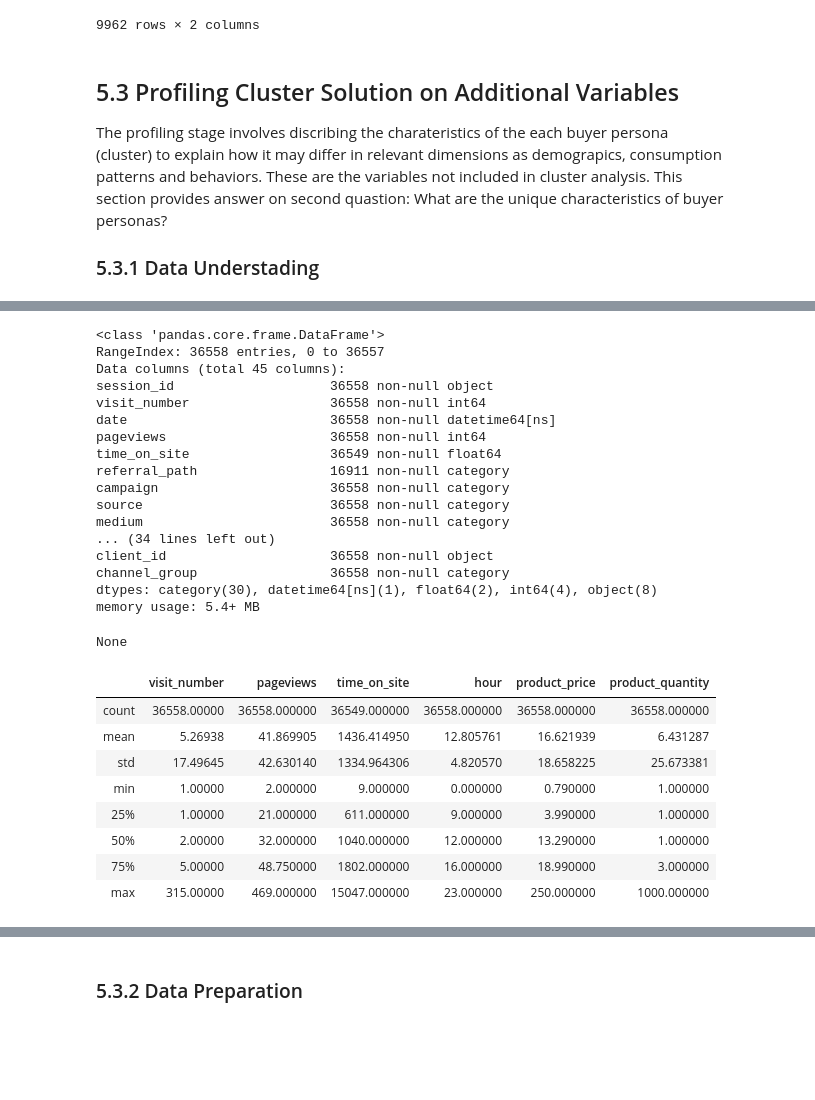
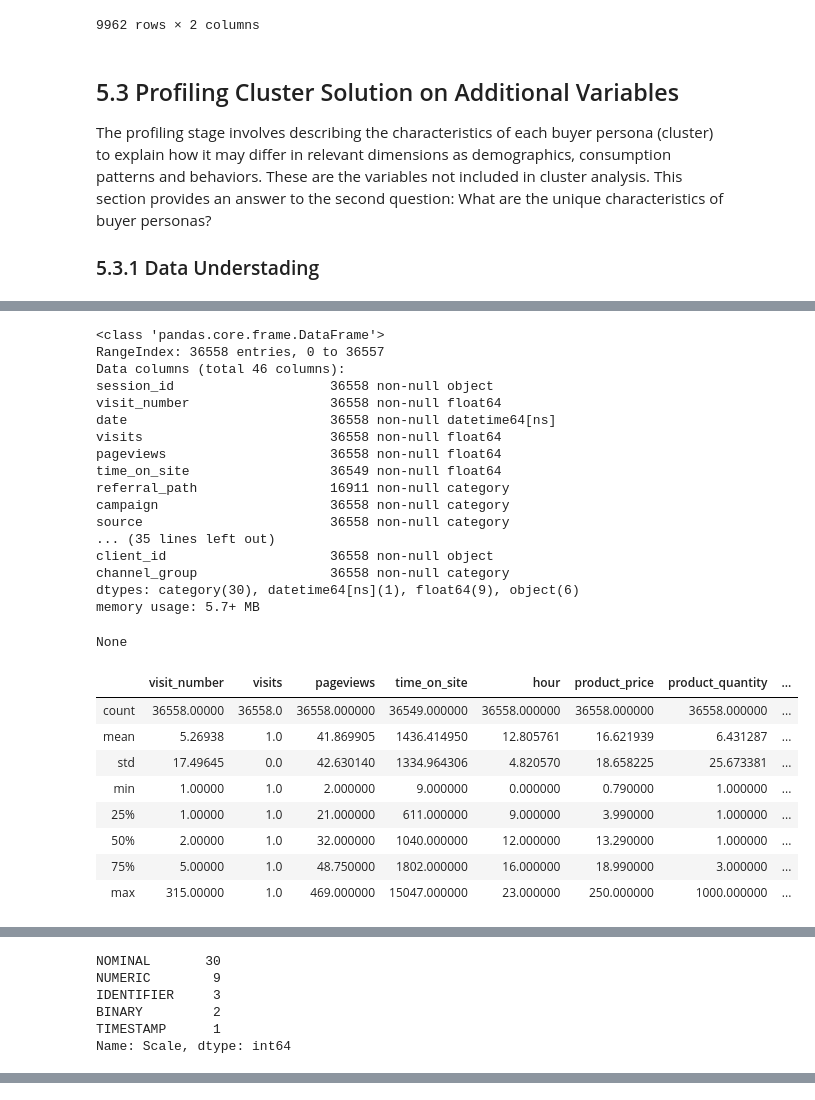
Before and after one commit to alfredsasko/Customer-Journey-Analytics, a Jupyter notebook: customer-journey-analytics.ipynb, the cells around one changed output, grey strips where cells are left out. Drawn from its saved outputs; the diff is of its cells as text; code cells hidden in the pictures; blank space fills up the shorter version.

```diff
--- a/customer-journey-analytics.ipynb
+++ b/customer-journey-analytics.ipynb
@@ -1237,7 +1226,7 @@ display(y_pred)
 9962 rows × 2 columns
 # %% [markdown]
 ## 5.3 Profiling Cluster Solution on Additional Variables
-The profiling stage involves discribing the charateristics of the each buyer persona (cluster) to explain how it may differ in relevant dimensions as demograpics, consumption patterns and behaviors. These are the variables not included in cluster analysis. This section provides answer on second quastion: What are the unique characteristics of buyer personas?
+The profiling stage involves describing the characteristics of each buyer persona (cluster) to explain how it may differ in relevant dimensions as demographics, consumption patterns and behaviors. These are the variables not included in cluster analysis. This section provides an answer to the second question: What are the unique characteristics of buyer personas?
 
 ### 5.3.1 Data Understading
 # %%
@@ -1248,6 +1237,7 @@ SELECT
     CONCAT(fullVisitorId, CAST(visitId AS STRING)) AS session_id,
     visitNumber AS visit_number,
     date,
+    totals.visits AS visits,
     totals.pageviews AS pageviews,
     totals.timeOnSite AS time_on_site,
     trafficSource.referralPath AS referral_path,
@@ -1325,6 +1315,7 @@ timestamp = schema[(schema['Status'] == 'SELECTED')
                    & (schema['Scale'] == 'TIMESTAMP')].index
 
 # Cast variables to proper dtypes
+df[numeric] = df[numeric].astype('float')
 df[identifiers] = df[identifiers].astype(str)
 df[nominal] = df[nominal].astype('category')
 df[timestamp] = pd.to_datetime(df[timestamp].squeeze())
@@ -1338,4 +1329,10 @@ display(df.describe(include=np.number))
 
 with pd.option_context('display.max_columns', None):
     display(df.describe(exclude=np.number))
+
+# print scales summary
+print('Variables Scale Summary:')
+display(schema
+        .loc[schema['Status'] == 'SELECTED', 'Scale']
+        .value_counts())
 # %% [output]
@@ -1348,30 +1345,30 @@ with pd.option_context('display.max_columns', None):
 <class 'pandas.core.frame.DataFrame'>
 RangeIndex: 36558 entries, 0 to 36557
-Data columns (total 45 columns):
+Data columns (total 46 columns):
 session_id                    36558 non-null object
-visit_number                  36558 non-null int64
+visit_number                  36558 non-null float64
 date                          36558 non-null datetime64[ns]
-pageviews                     36558 non-null int64
+visits                        36558 non-null float64
+pageviews                     36558 non-null float64
 time_on_site                  36549 non-null float64
 referral_path                 16911 non-null category
 campaign                      36558 non-null category
 source                        36558 non-null category
-medium                        36558 non-null category
-... (34 lines left out)
+... (35 lines left out)
 client_id                     36558 non-null object
 channel_group                 36558 non-null category
-dtypes: category(30), datetime64[ns](1), float64(2), int64(4), object(8)
-memory usage: 5.4+ MB
+dtypes: category(30), datetime64[ns](1), float64(9), object(6)
+memory usage: 5.7+ MB
 None
-|  | visit_number | pageviews | time_on_site | hour | product_price | product_quantity |
-| count | 36558.00000 | 36558.000000 | 36549.000000 | 36558.000000 | 36558.000000 | 36558.000000 |
-| mean | 5.26938 | 41.869905 | 1436.414950 | 12.805761 | 16.621939 | 6.431287 |
-| std | 17.49645 | 42.630140 | 1334.964306 | 4.820570 | 18.658225 | 25.673381 |
-| min | 1.00000 | 2.000000 | 9.000000 | 0.000000 | 0.790000 | 1.000000 |
-| 25% | 1.00000 | 21.000000 | 611.000000 | 9.000000 | 3.990000 | 1.000000 |
-| 50% | 2.00000 | 32.000000 | 1040.000000 | 12.000000 | 13.290000 | 1.000000 |
-| 75% | 5.00000 | 48.750000 | 1802.000000 | 16.000000 | 18.990000 | 3.000000 |
-| max | 315.00000 | 469.000000 | 15047.000000 | 23.000000 | 250.000000 | 1000.000000 |
+|  | visit_number | visits | pageviews | time_on_site | hour | product_price | product_quantity | ... |
+| count | 36558.00000 | 36558.0 | 36558.000000 | 36549.000000 | 36558.000000 | 36558.000000 | 36558.000000 | ... |
+| mean | 5.26938 | 1.0 | 41.869905 | 1436.414950 | 12.805761 | 16.621939 | 6.431287 | ... |
+| std | 17.49645 | 0.0 | 42.630140 | 1334.964306 | 4.820570 | 18.658225 | 25.673381 | ... |
+| min | 1.00000 | 1.0 | 2.000000 | 9.000000 | 0.000000 | 0.790000 | 1.000000 | ... |
+| 25% | 1.00000 | 1.0 | 21.000000 | 611.000000 | 9.000000 | 3.990000 | 1.000000 | ... |
+| 50% | 2.00000 | 1.0 | 32.000000 | 1040.000000 | 12.000000 | 13.290000 | 1.000000 | ... |
+| 75% | 5.00000 | 1.0 | 48.750000 | 1802.000000 | 16.000000 | 18.990000 | 3.000000 | ... |
+| max | 315.00000 | 1.0 | 469.000000 | 15047.000000 | 23.000000 | 250.000000 | 1000.000000 | ... |
 |  | session_id | date | referral_path | campaign | source | medium | traffic_keyword | ad_content | ad_page | ... |
 | count | 36558 | 36558 | 16911 | 36558 | 36558 | 36558 | 7453 | 441 | 1392.0 | ... |
 | unique | 11470 | 364 | 51 | 4 | 40 | 7 | 27 | 12 | 1.0 | ... |
@@ -1382,0 +1380,6 @@ Wall time: 31.4 s
+NOMINAL       30
+NUMERIC        9
+IDENTIFIER     3
+BINARY         2
+TIMESTAMP      1
+Name: Scale, dtype: int64
@@ -1383,2 +1386,0 @@ Wall time: 31.4 s
-# %% [markdown]
-### 5.3.2 Data Preparation
```
Also changed, not shown: parts of 37 cells of this notebook, 3 other files.
